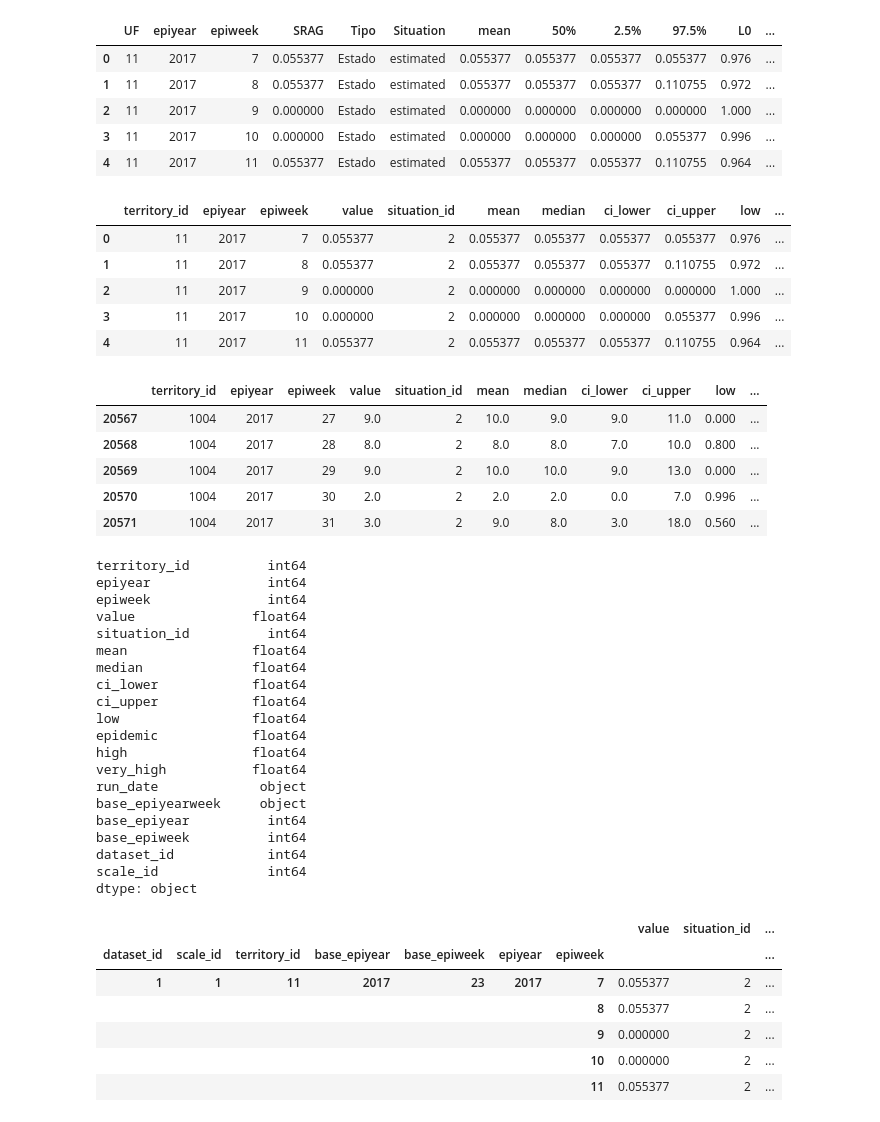
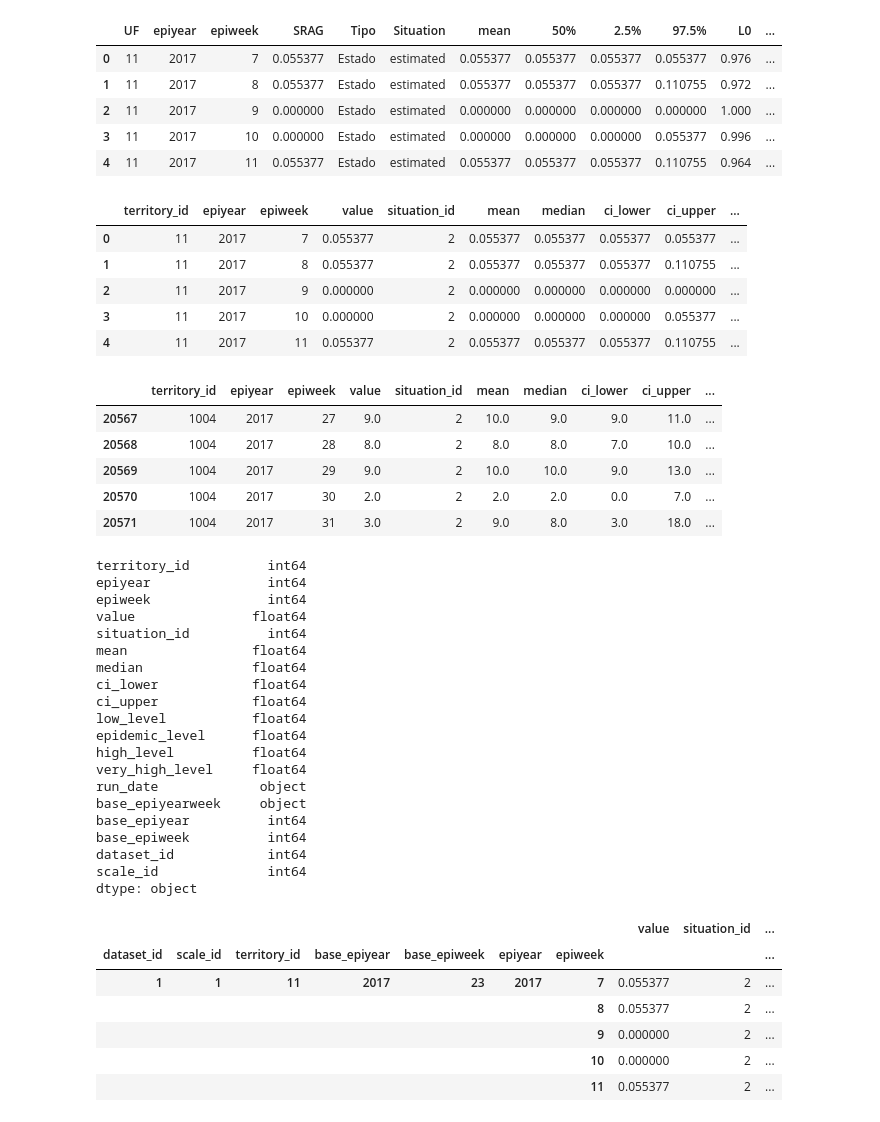
Before and after one commit to FluVigilanciaBR/fludashboard, a Jupyter notebook: Notebooks/Dataset-Migration.ipynb, the cells around one changed output. Saved outputs shown, nothing was run; the diff lists cells and outputs as text; code cells hidden in the pictures.

```diff
--- a/Notebooks/Dataset-Migration.ipynb
+++ b/Notebooks/Dataset-Migration.ipynb
@@ -59,7 +59,8 @@ scale_id = {
 situation_id = {
     'unknown': 1,
     'estimated': 2,
-    'stable': 3
+    'stable': 3,
+    'incomplete': 4
 }
 # %% [markdown]
 ### 1.4 Territory Type
@@ -167,10 +168,10 @@ migration_rules = {
     '50%': 'median',
     '2.5%': 'ci_lower',
     '97.5%': 'ci_upper',
-    'L0': 'low',
-    'L1': 'epidemic',
-    'L2': 'high',
-    'L3': 'very_high',
+    'L0': 'low_level',
+    'L1': 'epidemic_level',
+    'L2': 'high_level',
+    'L3': 'very_high_level',
     'Run date': 'run_date',
     'dado': 'dataset_id',
     'escala': 'scale_id'
@@ -267,52 +268,52 @@ migration_rules = {
     'Tipo': 'territory_type',  # Not needed in the table
     'Situation': 'situation_id',
     '50%': 'median',
     '2.5%': 'ci_lower',
     '97.5%': 'ci_upper',
-    'L0': 'low',
-    'L1': 'epidemic',
-    'L2': 'high',
-    'L3': 'very_high',
+    'L0': 'low_level',
+    'L1': 'epidemic_level',
+    'L2': 'high_level',
+    'L3': 'very_high_level',
     'Run date': 'run_date',
     'dado': 'dataset_id',  # or origin
     'escala': 'scale_id'
 }
 
 dfs[dataset].rename(
     columns=migration_rules, inplace=True
 )
 # apply categories
 dfs[dataset].dataset_id = dfs[dataset].dataset_id.map(dataset_id)
 dfs[dataset].scale_id = dfs[dataset].scale_id.map(scale_id)
 dfs[dataset].situation_id = dfs[dataset].situation_id.map(situation_id)
 regions_indeces = dfs[dataset].territory_id.isin([
     'BR', 'RegN', 'RegL', 'RegC', 'RegS'
 ])
 dfs[dataset].loc[regions_indeces, 'territory_id'] = dfs[dataset].loc[
     regions_indeces, 'territory_id'
 ].map(region_id)
 dfs[dataset].territory_id = dfs[dataset].territory_id.astype(int)
 
 # remove unnecessary fields
 dfs[dataset].drop(['territory_type'], axis=1, inplace=True)
 
 dfs[dataset].head()
 # %% [output]
-|  | territory_id | epiyear | epiweek | value | situation_id | mean | median | ci_lower | ci_upper | low | ... |
-| 0 | 11 | 2017 | 7 | 0.055377 | 2 | 0.055377 | 0.055377 | 0.055377 | 0.055377 | 0.976 | ... |
-| 1 | 11 | 2017 | 8 | 0.055377 | 2 | 0.055377 | 0.055377 | 0.055377 | 0.110755 | 0.972 | ... |
-| 2 | 11 | 2017 | 9 | 0.000000 | 2 | 0.000000 | 0.000000 | 0.000000 | 0.000000 | 1.000 | ... |
-| 3 | 11 | 2017 | 10 | 0.000000 | 2 | 0.000000 | 0.000000 | 0.000000 | 0.055377 | 0.996 | ... |
-| 4 | 11 | 2017 | 11 | 0.055377 | 2 | 0.055377 | 0.055377 | 0.055377 | 0.110755 | 0.964 | ... |
+|  | territory_id | epiyear | epiweek | value | situation_id | mean | median | ci_lower | ci_upper | ... |
+| 0 | 11 | 2017 | 7 | 0.055377 | 2 | 0.055377 | 0.055377 | 0.055377 | 0.055377 | ... |
+| 1 | 11 | 2017 | 8 | 0.055377 | 2 | 0.055377 | 0.055377 | 0.055377 | 0.110755 | ... |
+| 2 | 11 | 2017 | 9 | 0.000000 | 2 | 0.000000 | 0.000000 | 0.000000 | 0.000000 | ... |
+| 3 | 11 | 2017 | 10 | 0.000000 | 2 | 0.000000 | 0.000000 | 0.000000 | 0.055377 | ... |
+| 4 | 11 | 2017 | 11 | 0.055377 | 2 | 0.055377 | 0.055377 | 0.055377 | 0.110755 | ... |
 # %%
 dfs[dataset].tail()
 # %% [output]
-|  | territory_id | epiyear | epiweek | value | situation_id | mean | median | ci_lower | ci_upper | low | ... |
-| 20567 | 1004 | 2017 | 27 | 9.0 | 2 | 10.0 | 9.0 | 9.0 | 11.0 | 0.000 | ... |
-| 20568 | 1004 | 2017 | 28 | 8.0 | 2 | 8.0 | 8.0 | 7.0 | 10.0 | 0.800 | ... |
-| 20569 | 1004 | 2017 | 29 | 9.0 | 2 | 10.0 | 10.0 | 9.0 | 13.0 | 0.000 | ... |
-| 20570 | 1004 | 2017 | 30 | 2.0 | 2 | 2.0 | 2.0 | 0.0 | 7.0 | 0.996 | ... |
-| 20571 | 1004 | 2017 | 31 | 3.0 | 2 | 9.0 | 8.0 | 3.0 | 18.0 | 0.560 | ... |
+|  | territory_id | epiyear | epiweek | value | situation_id | mean | median | ci_lower | ci_upper | ... |
+| 20567 | 1004 | 2017 | 27 | 9.0 | 2 | 10.0 | 9.0 | 9.0 | 11.0 | ... |
+| 20568 | 1004 | 2017 | 28 | 8.0 | 2 | 8.0 | 8.0 | 7.0 | 10.0 | ... |
+| 20569 | 1004 | 2017 | 29 | 9.0 | 2 | 10.0 | 10.0 | 9.0 | 13.0 | ... |
+| 20570 | 1004 | 2017 | 30 | 2.0 | 2 | 2.0 | 2.0 | 0.0 | 7.0 | ... |
+| 20571 | 1004 | 2017 | 31 | 3.0 | 2 | 9.0 | 8.0 | 3.0 | 18.0 | ... |
 # %%
 dfs[dataset].dtypes
 # %% [output]
@@ -325,10 +326,10 @@ mean                float64
 median              float64
 ci_lower            float64
 ci_upper            float64
-low                 float64
-epidemic            float64
-high                float64
-very_high           float64
+low_level           float64
+epidemic_level      float64
+high_level          float64
+very_high_level     float64
 run_date             object
 base_epiyearweek     object
 base_epiyear          int64
```
Also changed, not shown: parts of 3 cells of this notebook, 3 other files.
